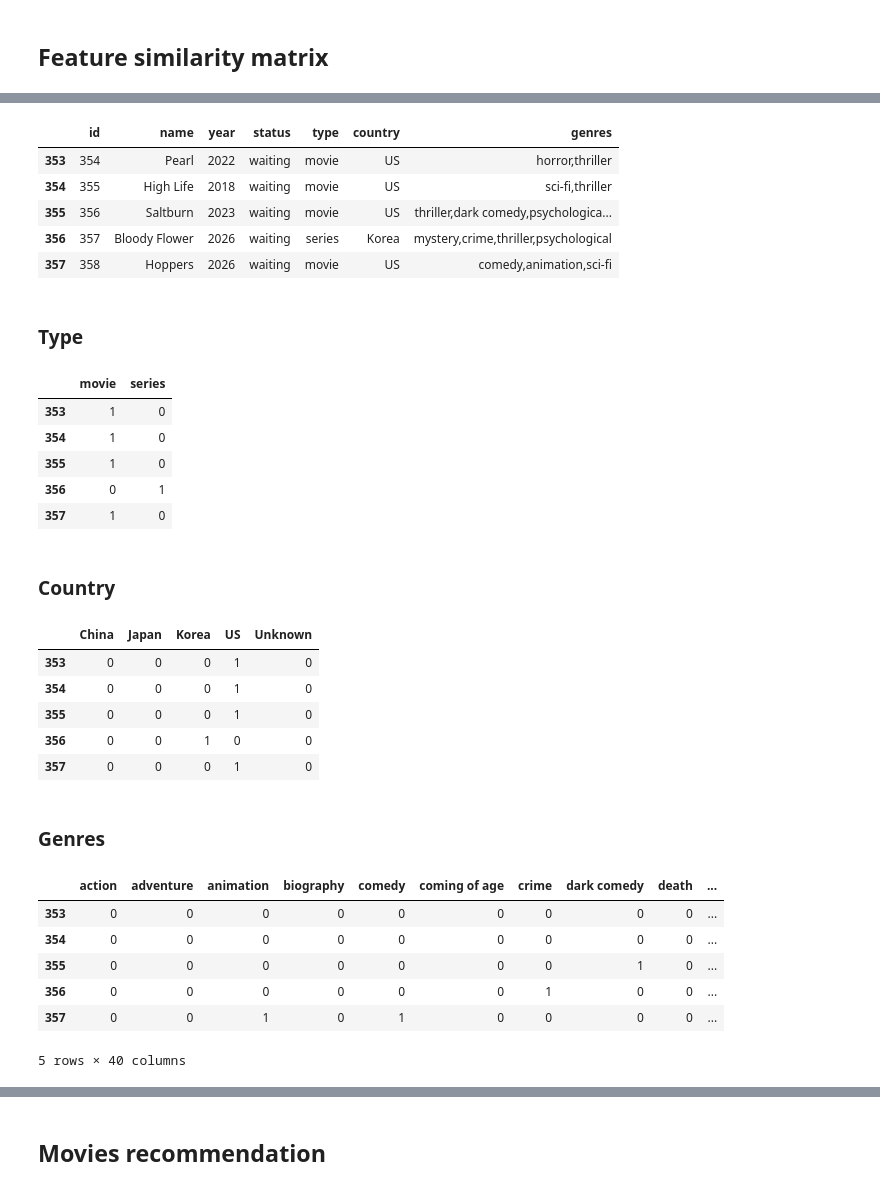
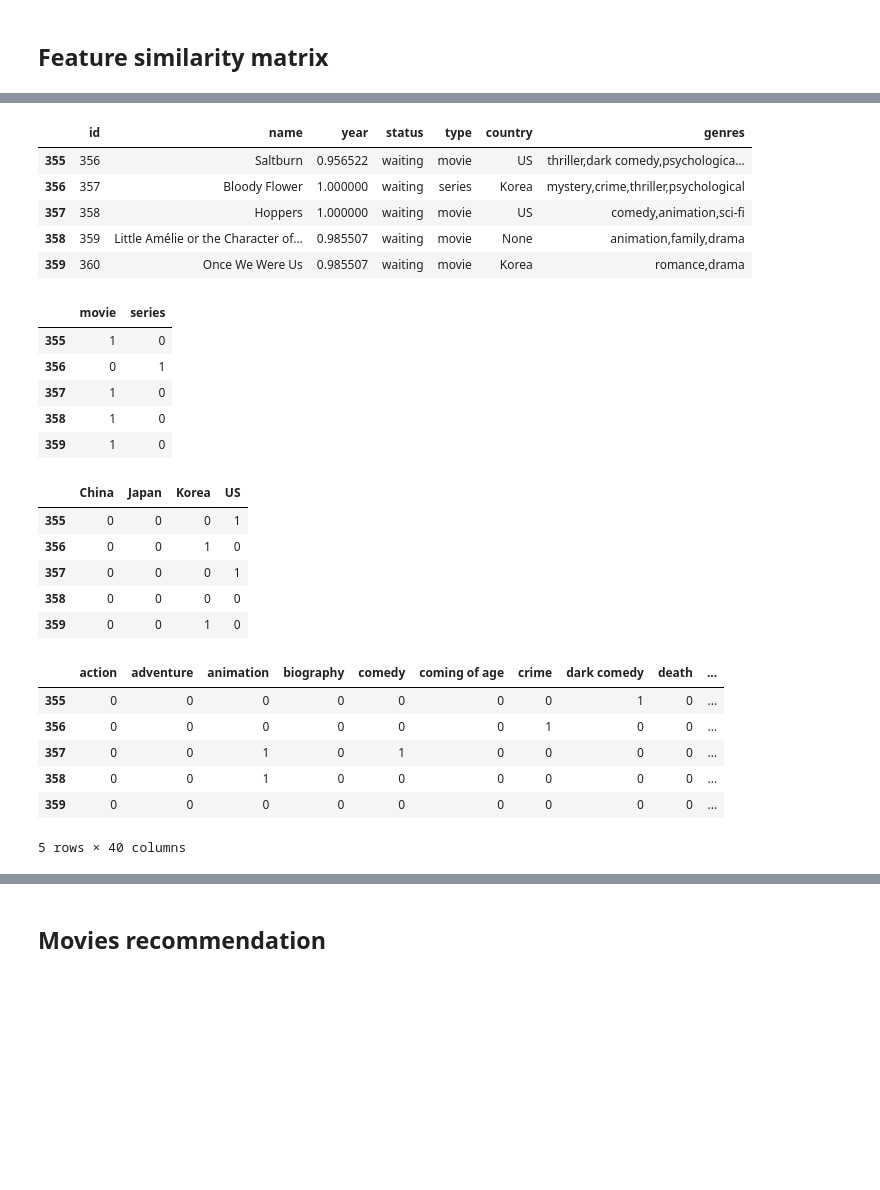
Before and after one commit to ngntrgduc/movie-manager, a Jupyter notebook: notebooks/recsys.ipynb, the cells around one changed output, grey strips where cells are left out. Saved outputs shown, nothing was run; the diff lists cells and outputs as text; code cells hidden in the pictures; blank space fills up the shorter version.

```diff
--- a/notebooks/recsys.ipynb
+++ b/notebooks/recsys.ipynb
@@ -8,10 +3,11 @@ We use content-based filtering by computing similarity between movies.
 # %%
 import pandas as pd
-from utils.db import get_connection
-from utils.movie import load_movies
+import sqlite3
 
-con = get_connection()
-df = load_movies(con)
+con = sqlite3.connect('../data/movies.db')
+con.execute('PRAGMA foreign_keys = ON')  # enable foreign keys constraint and ON DELETE CASCADE
+
+df = pd.read_sql_query("SELECT * FROM movie_detail", con)
 df = df.drop('note', axis=1)
 df.tail()
 # %% [output]
@@ -102,47 +60,46 @@ df.shape
-# %%
-df.tail()
-# %% [output]
-|  | id | name | year | status | type | country | genres |
-| 353 | 354 | Pearl | 2022 | waiting | movie | US | horror,thriller |
-| 354 | 355 | High Life | 2018 | waiting | movie | US | sci-fi,thriller |
-| 355 | 356 | Saltburn | 2023 | waiting | movie | US | thriller,dark comedy,psychologica... |
-| 356 | 357 | Bloody Flower | 2026 | waiting | series | Korea | mystery,crime,thriller,psychological |
-| 357 | 358 | Hoppers | 2026 | waiting | movie | US | comedy,animation,sci-fi |
-# %% [markdown]
-### Type
+# %%
+# Min-Max scaling for year, because: below-average year becomes a penalty -> not meaningful
+# Min-Max scaling for year does not mean: the more recent the better
+df_features = df.copy()
+min_year, max_year =  df['year'].min(), df['year'].max()
+df_features['year'] = (df['year'] - min_year) / (max_year - min_year)
+df_features.tail()
+# %% [output]
+|  | id | name | year | status | type | country | genres |
+| 355 | 356 | Saltburn | 0.956522 | waiting | movie | US | thriller,dark comedy,psychologica... |
+| 356 | 357 | Bloody Flower | 1.000000 | waiting | series | Korea | mystery,crime,thriller,psychological |
+| 357 | 358 | Hoppers | 1.000000 | waiting | movie | US | comedy,animation,sci-fi |
+| 358 | 359 | Little Amélie or the Character of... | 0.985507 | waiting | movie | None | animation,family,drama |
+| 359 | 360 | Once We Were Us | 0.985507 | waiting | movie | Korea | romance,drama |
 # %%
 type_features = df['type'].str.get_dummies()
 type_features.tail()
 # %% [output]
 |  | movie | series |
-| 353 | 1 | 0 |
-| 354 | 1 | 0 |
 | 355 | 1 | 0 |
 | 356 | 0 | 1 |
 | 357 | 1 | 0 |
+| 358 | 1 | 0 |
+| 359 | 1 | 0 |
-# %% [markdown]
-### Country
 # %%
-df['country'] = df['country'].fillna('Unknown')
+# df['country'] = df['country'].fillna('Unknown')
 country_features = df['country'].str.get_dummies()
 country_features.tail()
 # %% [output]
-|  | China | Japan | Korea | US | Unknown |
-| 353 | 0 | 0 | 0 | 1 | 0 |
-| 354 | 0 | 0 | 0 | 1 | 0 |
-| 355 | 0 | 0 | 0 | 1 | 0 |
-| 356 | 0 | 0 | 1 | 0 | 0 |
-| 357 | 0 | 0 | 0 | 1 | 0 |
+|  | China | Japan | Korea | US |
+| 355 | 0 | 0 | 0 | 1 |
+| 356 | 0 | 0 | 1 | 0 |
+| 357 | 0 | 0 | 0 | 1 |
+| 358 | 0 | 0 | 0 | 0 |
+| 359 | 0 | 0 | 1 | 0 |
-# %% [markdown]
-### Genres
 # %%
 genres_features = df['genres'].str.get_dummies(sep=',')
 genres_features.tail()
 # %% [output]
 |  | action | adventure | animation | biography | comedy | coming of age | crime | dark comedy | death | ... |
-| 353 | 0 | 0 | 0 | 0 | 0 | 0 | 0 | 0 | 0 | ... |
-| 354 | 0 | 0 | 0 | 0 | 0 | 0 | 0 | 0 | 0 | ... |
 | 355 | 0 | 0 | 0 | 0 | 0 | 0 | 0 | 1 | 0 | ... |
 | 356 | 0 | 0 | 0 | 0 | 0 | 0 | 1 | 0 | 0 | ... |
 | 357 | 0 | 0 | 1 | 0 | 1 | 0 | 0 | 0 | 0 | ... |
+| 358 | 0 | 0 | 1 | 0 | 0 | 0 | 0 | 0 | 0 | ... |
+| 359 | 0 | 0 | 0 | 0 | 0 | 0 | 0 | 0 | 0 | ... |
 5 rows × 40 columns
```
Also changed, not shown: parts of 71 cells of this notebook.
